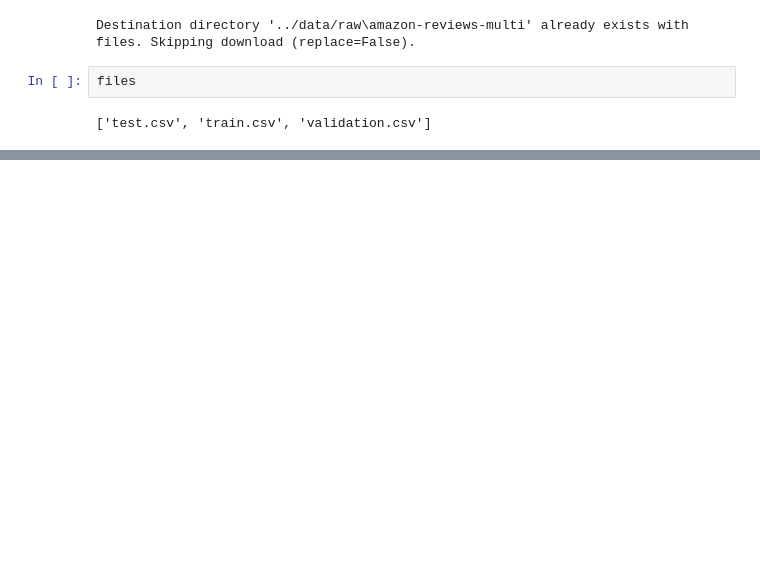
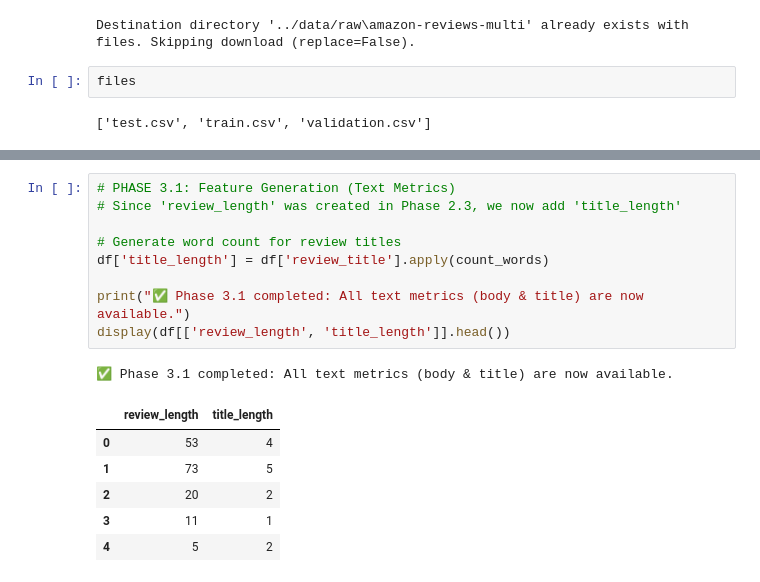
Before and after one commit to anhelinamoroz20-cell/DPP-1, a Jupyter notebook: notebooks/Amazon Reviews Multilingual.ipynb, the cells around one changed output, grey strips where cells are left out. Saved outputs shown, nothing was run; the diff lists cells and outputs as text; blank space fills up the shorter version.

```diff
--- a/notebooks/Amazon Reviews Multilingual.ipynb
+++ b/notebooks/Amazon Reviews Multilingual.ipynb
@@ -193,0 +325,17 @@ With a dataset of **1.26M reviews**, these gaps are statistically significant an
+# %%
+# PHASE 3.1: Feature Generation (Text Metrics)
+# Since 'review_length' was created in Phase 2.3, we now add 'title_length'
+
+# Generate word count for review titles
+df['title_length'] = df['review_title'].apply(count_words)
+
+print("✅ Phase 3.1 completed: All text metrics (body & title) are now available.")
+display(df[['review_length', 'title_length']].head())
+# %% [output]
+✅ Phase 3.1 completed: All text metrics (body & title) are now available.
+|  | review_length | title_length |
+| 0 | 53 | 4 |
+| 1 | 73 | 5 |
+| 2 | 20 | 2 |
+| 3 | 11 | 1 |
+| 4 | 5 | 2 |
```
Also changed, not shown: parts of 13 cells of this notebook, 1 other file.
